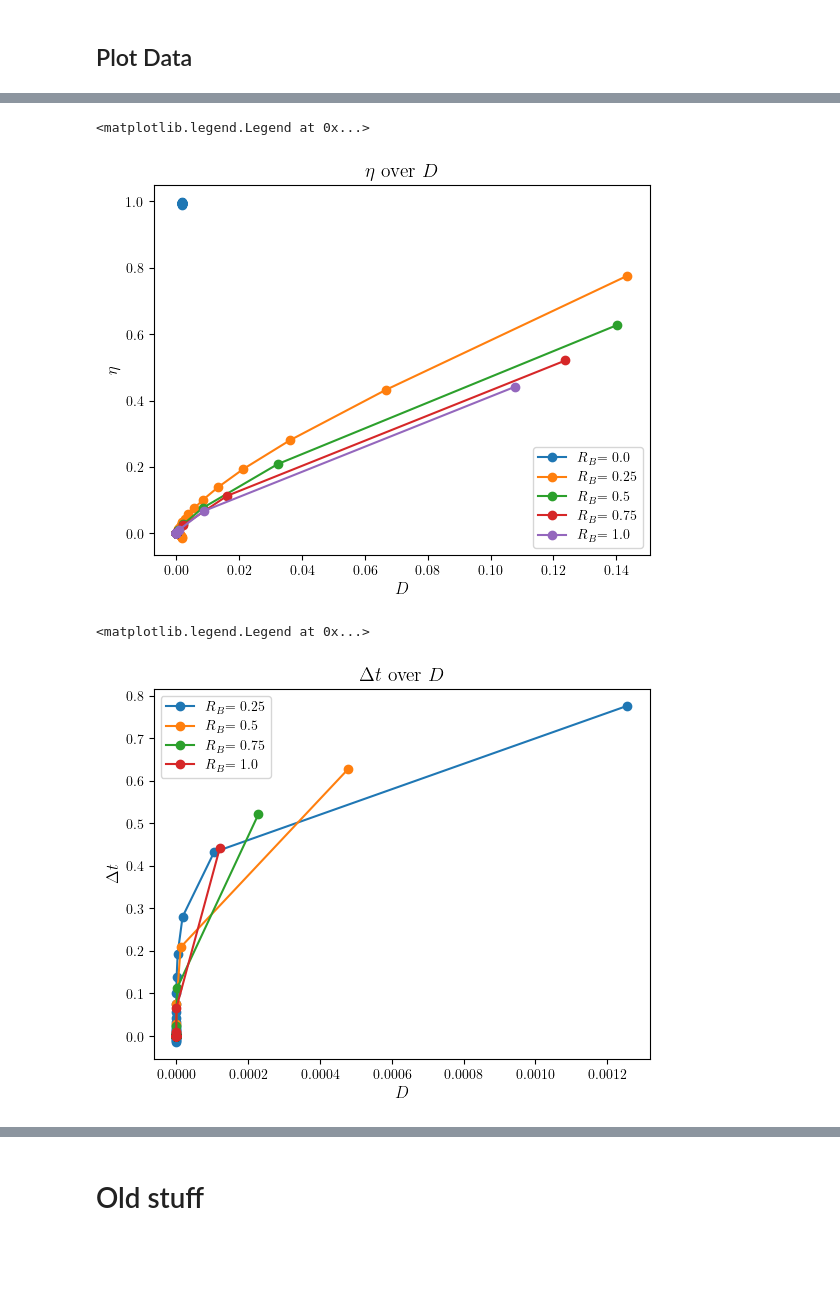
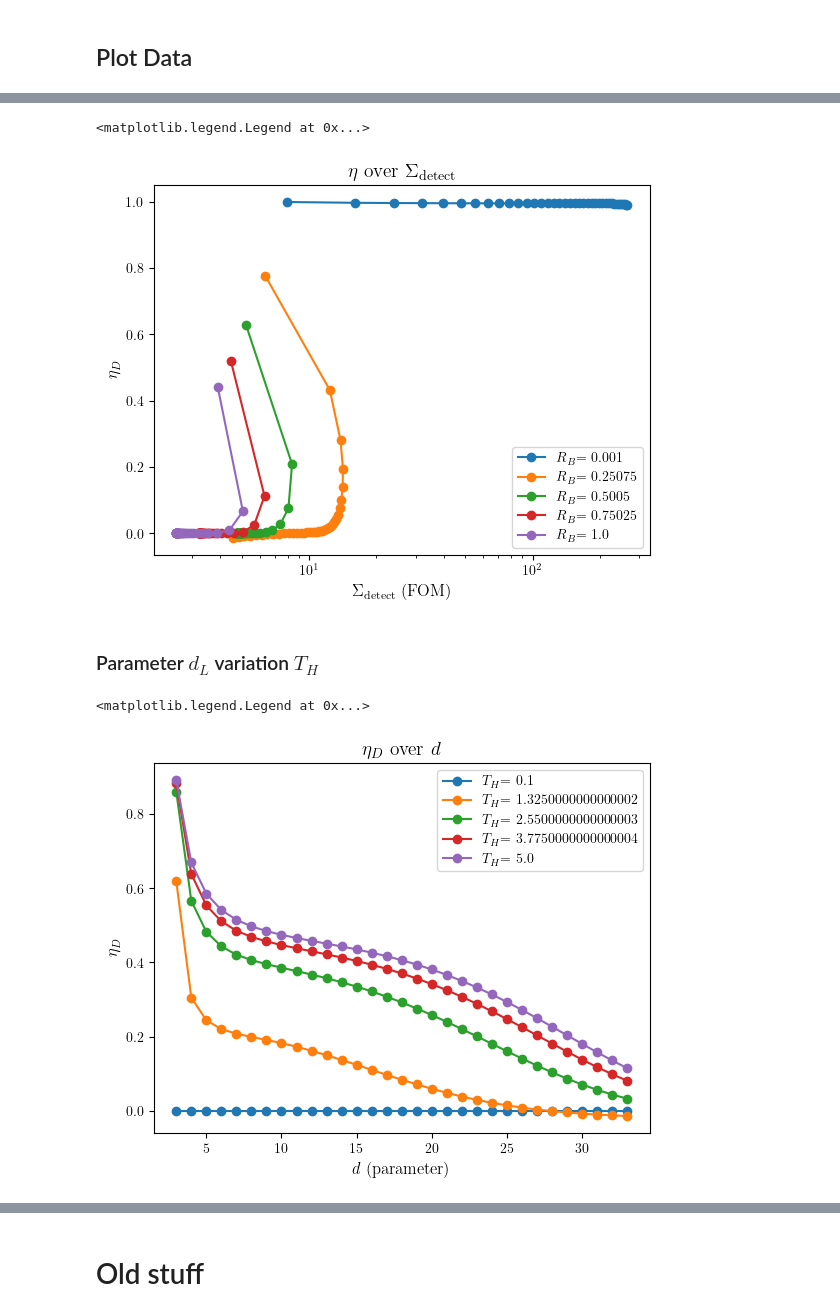
Before and after one commit to Emanuel-Schwarzhans/Quantum-detectors-as-autonomous-machines-assessing-the-thermodynamics-of-information-acquisit-co, a Jupyter notebook: thermal_single_photon_activation_amplification.ipynb, the cells around one changed output, grey strips where cells are left out. Saved outputs shown, nothing was run; the diff lists cells and outputs as text; code cells hidden in the pictures; blank space fills up the shorter version.

Commit message:
and again made lost of new plots and data

```diff
--- a/thermal_single_photon_activation_amplification.ipynb
+++ b/thermal_single_photon_activation_amplification.ipynb
@@ -199,3 +198,5 @@ qsave(FOM_Emax_list,"FOM_Emax_list")
 FOM_RB_dl_list_loaded=np.array(qload("FOM_RB_dl_list_secure"))
 FOM_dl_RB_list_loaded=np.array(qload("FOM_dl_RB_list_secure"))
 FOM_TC_TH_list_loaded=np.array(qload("FOM_TC_TH_list_secure"))
+FOM_Emax_list_loaded=np.array(qload("FOM_Emax_list_secure"))
+FOM_dl_TH_list_loaded=np.array(qload("FOM_dl_TH_list_secure"))
@@ -242,22 +323,27 @@ plt.legend()
 # %%
 fig, ax = plt.subplots()
-ax.set_xlabel("$D$")
-ax.set_ylabel("$\eta$")
-plt.title("$\eta$ over $D$")
-# plt.plot(np.array(FOM_dl_RB_list_loaded)[1,:,0],marker="o",label="$R_B$= ")
-[plt.plot(np.array(FOM_dl_RB_list_loaded)[i,:,1],np.array(FOM_dl_RB_list_loaded)[i,:,0],marker="o",label="$R_B$= "+str(np.linspace(0,1,5)[i])) for i in range(0,5)]
+ax.set_xscale("log")
+
+ax.set_xlabel("$\Sigma_\mathrm{detect}$ (FOM)")
+ax.set_ylabel("$\eta_D$")
+plt.title("$\eta$ over $\Sigma_\mathrm{detect}$")
+[plt.plot(np.array(FOM_dl_RB_list_loaded)[i,:,3],np.array(FOM_dl_RB_list_loaded)[i,:,0],marker="o",label="$R_B$= "+str(np.array(FOM_dl_RB_list_loaded)[i,0,7]))
+ for i in range(0,len(FOM_dl_RB_list_loaded[:,0,7]))]
 plt.legend()
 # %% [output]
 <matplotlib.legend.Legend at 0x...>
-[figure, old version]
+[figure, new version]
+# %% [markdown]
+### Parameter $d_L$ variation $T_H$
 # %%
 fig, ax = plt.subplots()
-ax.set_xlabel("$D$")
-ax.set_ylabel("$\Delta t$")
-plt.title("$\Delta t$ over $D$")
-# plt.plot(np.array(FOM_dl_RB_list_loaded)[1,:,0],marker="o",label="$R_B$= ")
-[plt.plot(np.array(FOM_dl_RB_list_loaded)[i,:,2],np.array(FOM_dl_RB_list_loaded)[i,:,0],marker="o",label="$R_B$= "+str(np.linspace(0,1,5)[1:5][i-1])) for i in range(1,5)]
+ax.set_xlabel("$d $ (parameter)")
+ax.set_ylabel("$\eta_D$")
+plt.title("$\eta_D$ over $d$")
+[plt.plot(np.array(FOM_dl_TH_list_loaded)[i,:,18],np.array(FOM_dl_TH_list_loaded)[i,:,0],marker="o",
+          label="$T_H$= "+str(np.array(FOM_dl_TH_list_loaded)[i,0,out_index("TH")]))
+ for i in range(0,len(FOM_dl_TH_list_loaded[:,0,out_index("TH")]))]
 plt.legend()
 # %% [output]
 <matplotlib.legend.Legend at 0x...>
-[figure, old version]
+[figure, new version]
```
Also changed, not shown: parts of 29 cells of this notebook, 1 other file.
